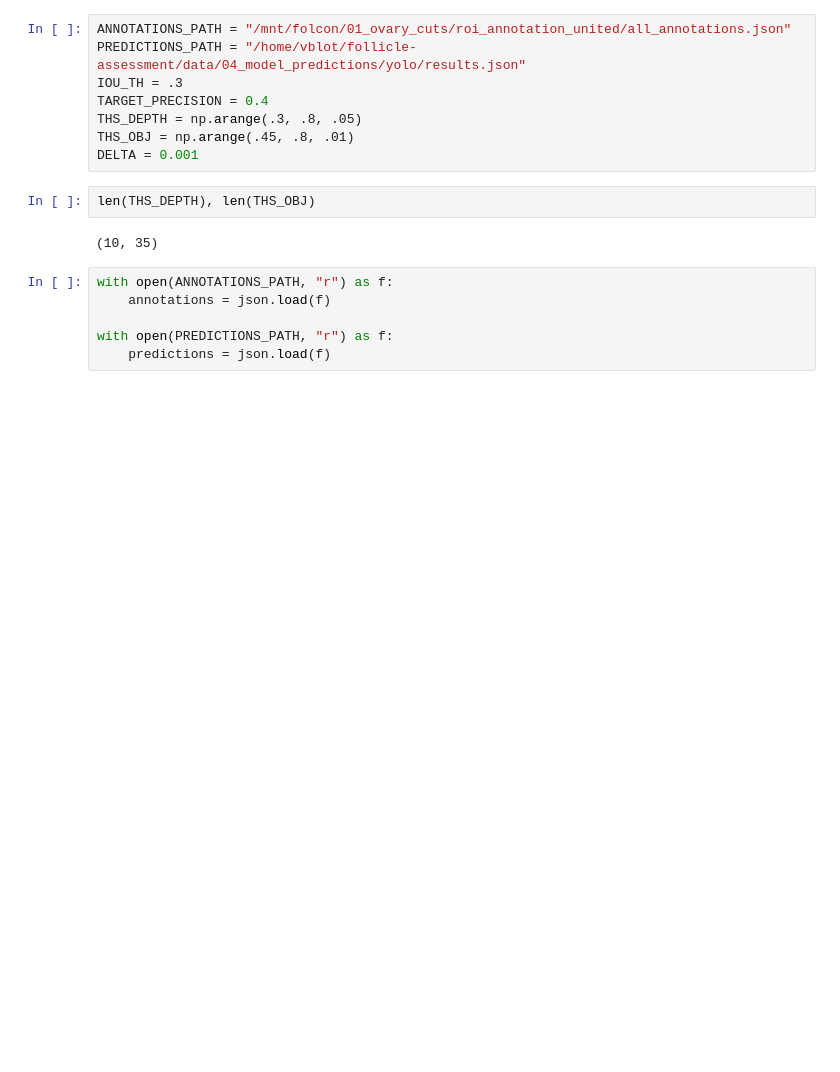
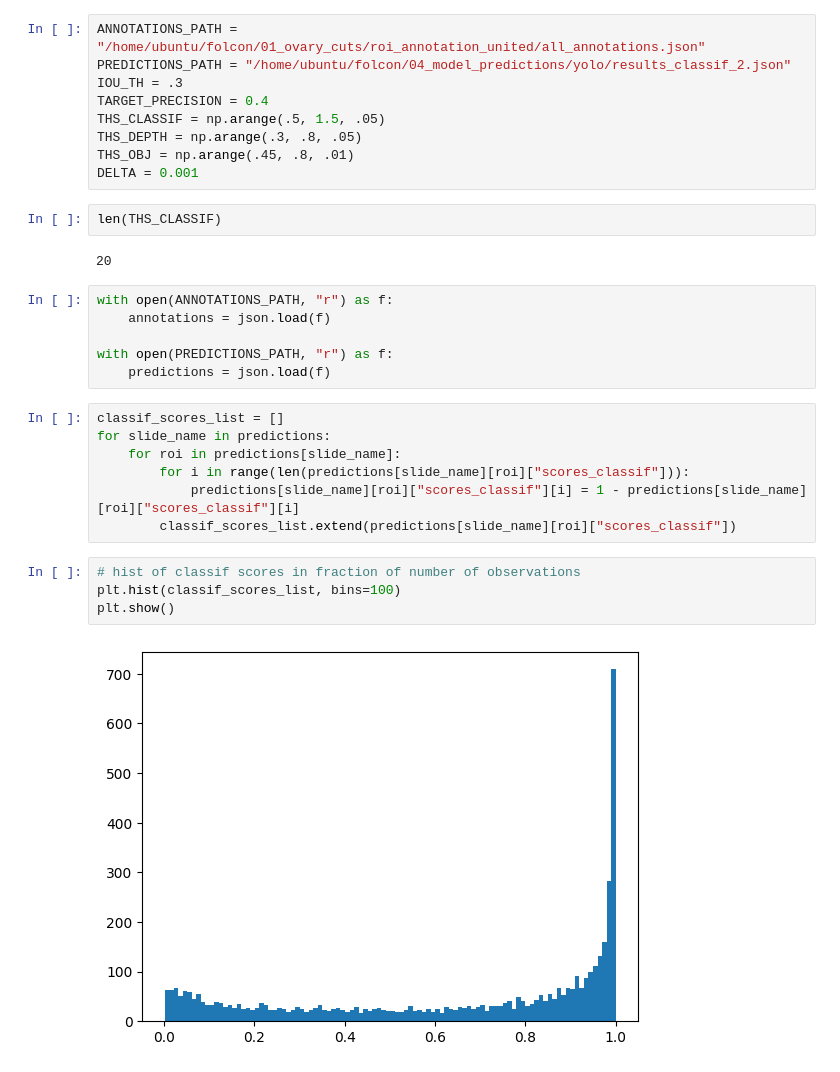
Before and after one commit to vincentblot28/follicle-assessment, a Jupyter notebook: notebooks/analyse_ltt_yolo.ipynb, the cells around one changed output. Cells and saved outputs as stored; diff of their text form; blank space fills up the shorter version.

```diff
--- a/notebooks/analyse_ltt_yolo.ipynb
+++ b/notebooks/analyse_ltt_yolo.ipynb
@@ -16,18 +19,32 @@ from utils.ltt_utils import create_x_y, run_ltt_cv, run_naive_precision_contorl
 # %%
-ANNOTATIONS_PATH = "/mnt/folcon/01_ovary_cuts/roi_annotation_united/all_annotations.json"
-PREDICTIONS_PATH = "/home/vblot/follicle-assessment/data/04_model_predictions/yolo/results.json"
+ANNOTATIONS_PATH = "/home/ubuntu/folcon/01_ovary_cuts/roi_annotation_united/all_annotations.json"
+PREDICTIONS_PATH = "/home/ubuntu/folcon/04_model_predictions/yolo/results_classif_2.json"
 IOU_TH = .3
 TARGET_PRECISION = 0.4
+THS_CLASSIF = np.arange(.5, 1.5, .05)
 THS_DEPTH = np.arange(.3, .8, .05)
 THS_OBJ = np.arange(.45, .8, .01)
 DELTA = 0.001
-# %%
-len(THS_DEPTH), len(THS_OBJ)
-# %% [output]
-(10, 35)
+# %%
+len(THS_CLASSIF)
+# %% [output]
+20
 # %%
 with open(ANNOTATIONS_PATH, "r") as f:
     annotations = json.load(f)
 
 with open(PREDICTIONS_PATH, "r") as f:
     predictions = json.load(f)
+# %%
+classif_scores_list = []
+for slide_name in predictions:
+    for roi in predictions[slide_name]:
+        for i in range(len(predictions[slide_name][roi]["scores_classif"])):
+            predictions[slide_name][roi]["scores_classif"][i] = 1 - predictions[slide_name][roi]["scores_classif"][i]
+        classif_scores_list.extend(predictions[slide_name][roi]["scores_classif"])
+# %%
+# hist of classif scores in fraction of number of observations
+plt.hist(classif_scores_list, bins=100)
+plt.show()
+# %% [output]
+[figure, added]
```
Also changed, not shown: parts of 12 cells of this notebook, 3 other files.
